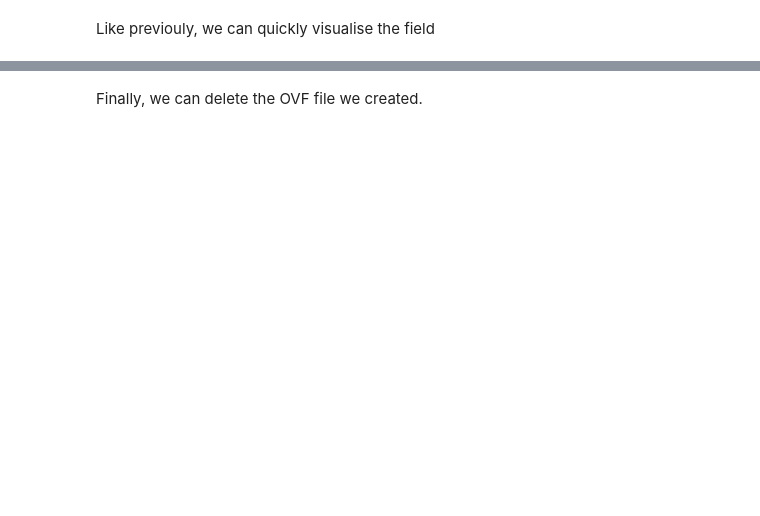
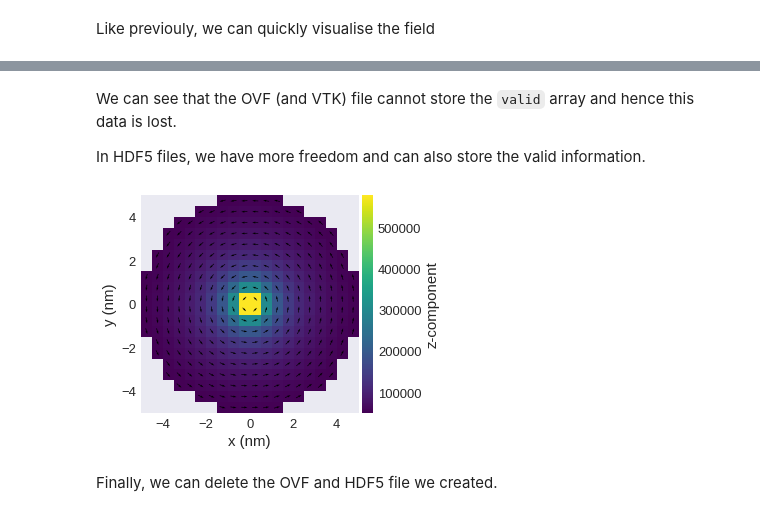
Before and after one commit to ubermag/discretisedfield, a Jupyter notebook: docs/field-read-write.ipynb, the cells around one changed output, grey strips where cells are left out. Cells and saved outputs as stored; diff of their text form; code cells hidden in the pictures; blank space fills up the shorter version.

```diff
--- a/docs/field-read-write.ipynb
+++ b/docs/field-read-write.ipynb
@@ -105,4 +103,13 @@ read_field.sel("z").mpl()
+# %% [markdown]
+We can see that the OVF (and VTK) file cannot store the `valid` array and hence this data is lost.
+
+In HDF5 files, we have more freedom and can also store the valid information.
+# %%
+read_file = df.Field.from_file(hdf5filename)
+read_file.sel("z").mpl()
+# %% [output]
+[figure, added]
 # %% [markdown]
-Finally, we can delete the OVF file we created.
+Finally, we can delete the OVF and HDF5 file we created.
 # %%
 os.remove(f"./{omffilename}")
```
Also changed, not shown: parts of 8 cells of this notebook.
